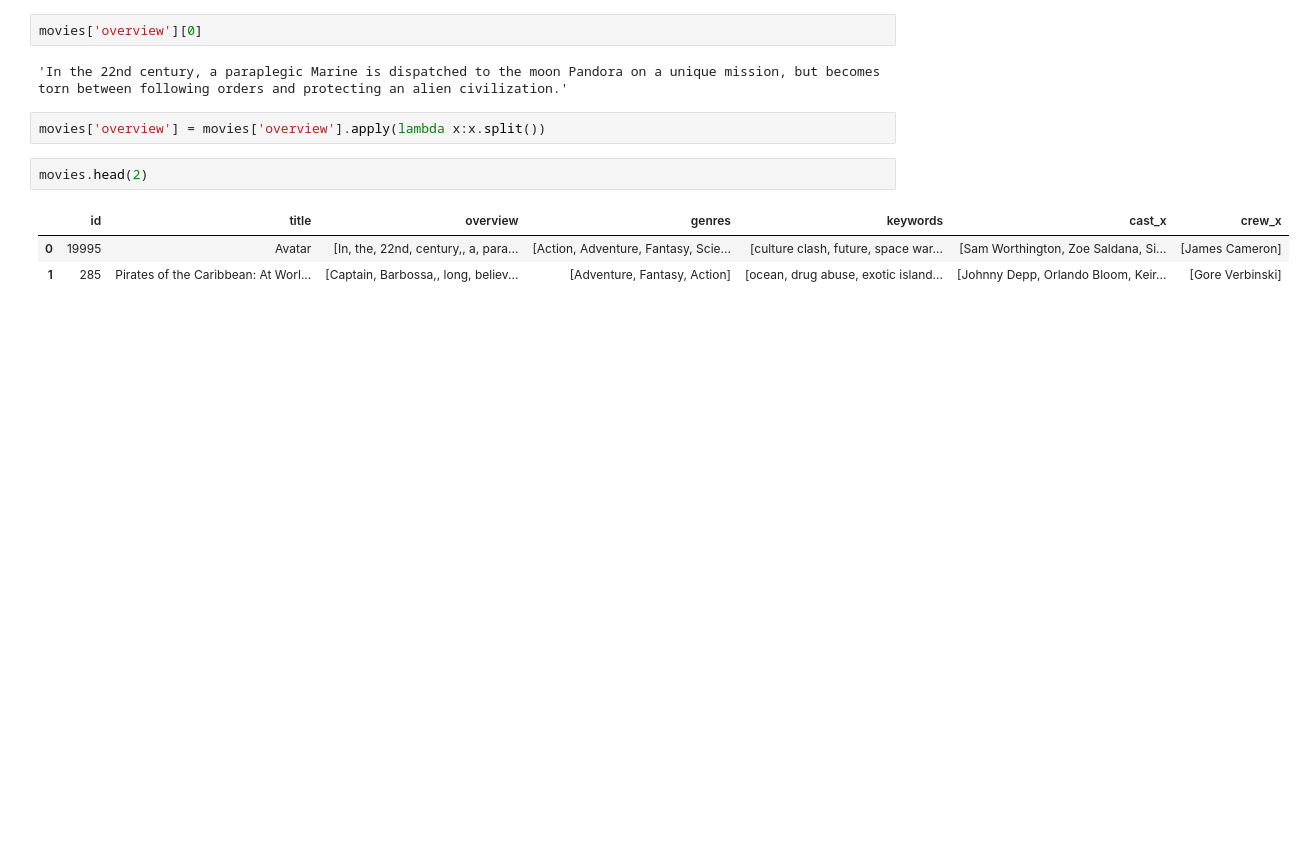
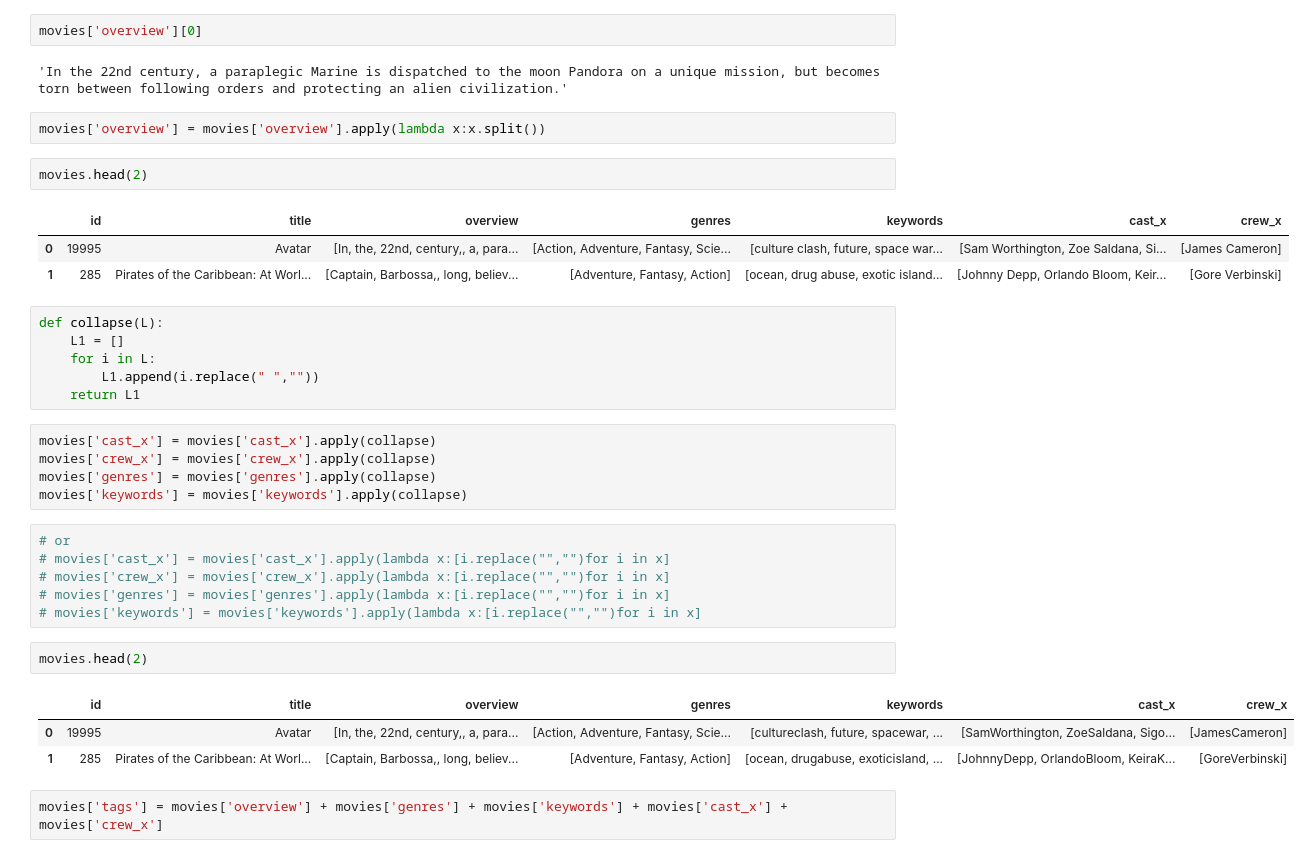
Before and after one commit to Rishiraj-singh7/Movie-recommender, a Jupyter notebook: main.ipynb, the cells around one changed output. Saved outputs shown, nothing was run; the diff lists cells and outputs as text; blank space fills up the shorter version.

```diff
--- a/main.ipynb
+++ b/main.ipynb
@@ -172,3 +172,28 @@ movies.head(2)
 |  | id | title | overview | genres | keywords | cast_x | crew_x |
 | 0 | 19995 | Avatar | [In, the, 22nd, century,, a, para... | [Action, Adventure, Fantasy, Scie... | [culture clash, future, space war... | [Sam Worthington, Zoe Saldana, Si... | [James Cameron] |
 | 1 | 285 | Pirates of the Caribbean: At Worl... | [Captain, Barbossa,, long, believ... | [Adventure, Fantasy, Action] | [ocean, drug abuse, exotic island... | [Johnny Depp, Orlando Bloom, Keir... | [Gore Verbinski] |
+# %%
+def collapse(L):
+    L1 = []
+    for i in L:
+        L1.append(i.replace(" ",""))
+    return L1
+# %%
+movies['cast_x'] = movies['cast_x'].apply(collapse)
+movies['crew_x'] = movies['crew_x'].apply(collapse)
+movies['genres'] = movies['genres'].apply(collapse)
+movies['keywords'] = movies['keywords'].apply(collapse)
+# %%
+# or
+# movies['cast_x'] = movies['cast_x'].apply(lambda x:[i.replace("","")for i in x]
+# movies['crew_x'] = movies['crew_x'].apply(lambda x:[i.replace("","")for i in x]
+# movies['genres'] = movies['genres'].apply(lambda x:[i.replace("","")for i in x]
+# movies['keywords'] = movies['keywords'].apply(lambda x:[i.replace("","")for i in x]
+# %%
+movies.head(2)
+# %% [output]
+|  | id | title | overview | genres | keywords | cast_x | crew_x |
+| 0 | 19995 | Avatar | [In, the, 22nd, century,, a, para... | [Action, Adventure, Fantasy, Scie... | [cultureclash, future, spacewar, ... | [SamWorthington, ZoeSaldana, Sigo... | [JamesCameron] |
+| 1 | 285 | Pirates of the Caribbean: At Worl... | [Captain, Barbossa,, long, believ... | [Adventure, Fantasy, Action] | [ocean, drugabuse, exoticisland, ... | [JohnnyDepp, OrlandoBloom, KeiraK... | [GoreVerbinski] |
+# %%
+movies['tags'] = movies['overview'] + movies['genres'] + movies['keywords'] + movies['cast_x'] + movies['crew_x']
```
Also changed, not shown: parts of 6 cells of this notebook.
